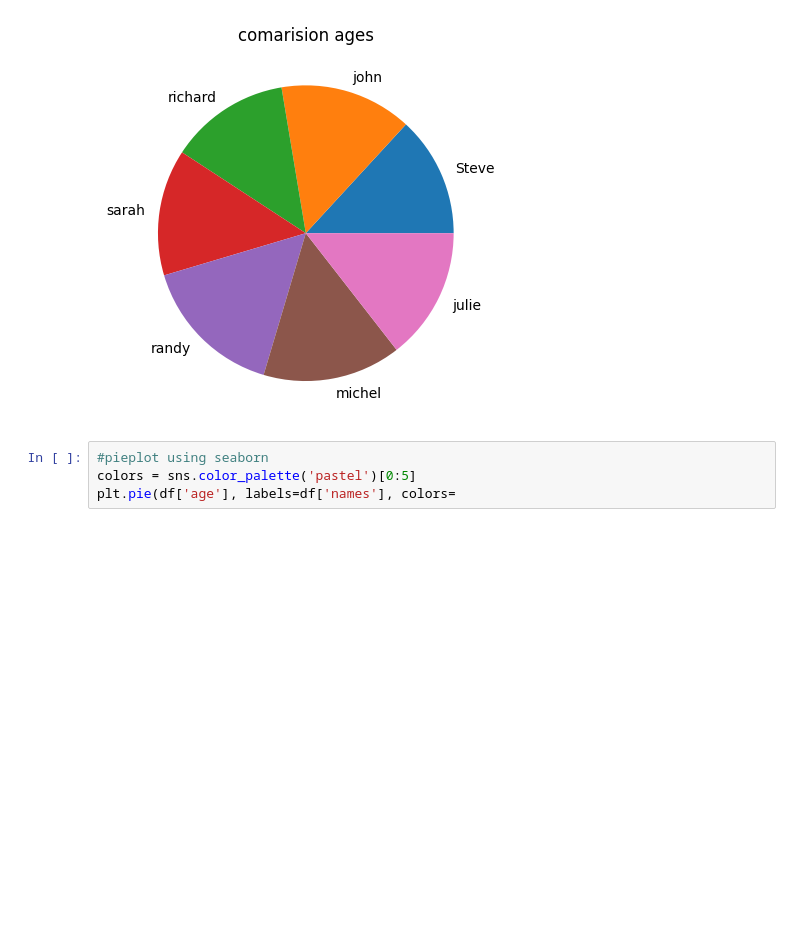
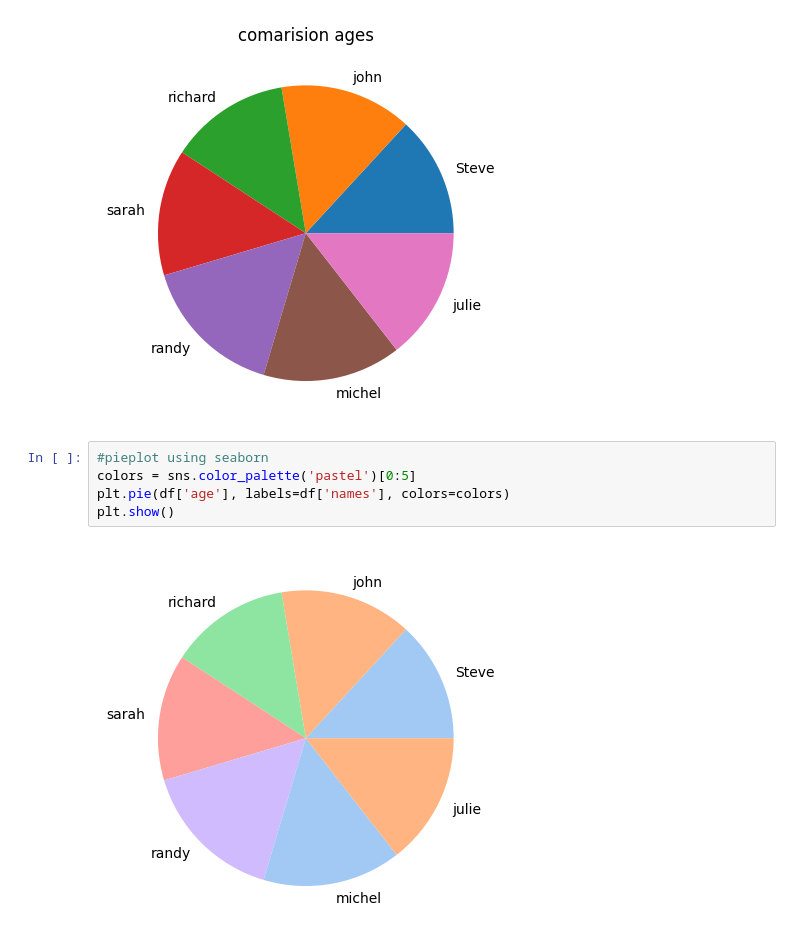
Before and after one commit to venkat56vanaparthi/data_science, a Jupyter notebook: data_visualization.ipynb, the cells around one changed output. Cells and saved outputs as stored; diff of their text form; blank space fills up the shorter version.

Commit message:
Data Visualization

```diff
--- a/data_visualization.ipynb
+++ b/data_visualization.ipynb
@@ -165,4 +165,7 @@ plt.show()
 # %%
 #pieplot using seaborn
 colors = sns.color_palette('pastel')[0:5]
-plt.pie(df['age'], labels=df['names'], colors=
+plt.pie(df['age'], labels=df['names'], colors=colors)
+plt.show()
+# %% [output]
+[figure, added]
```
